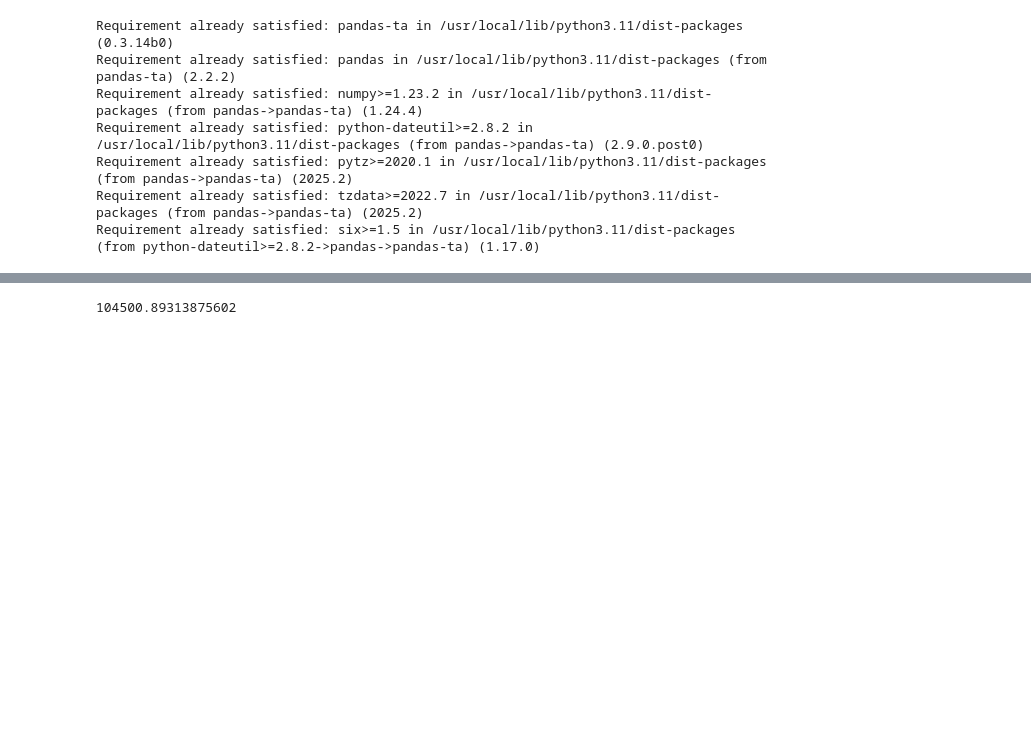
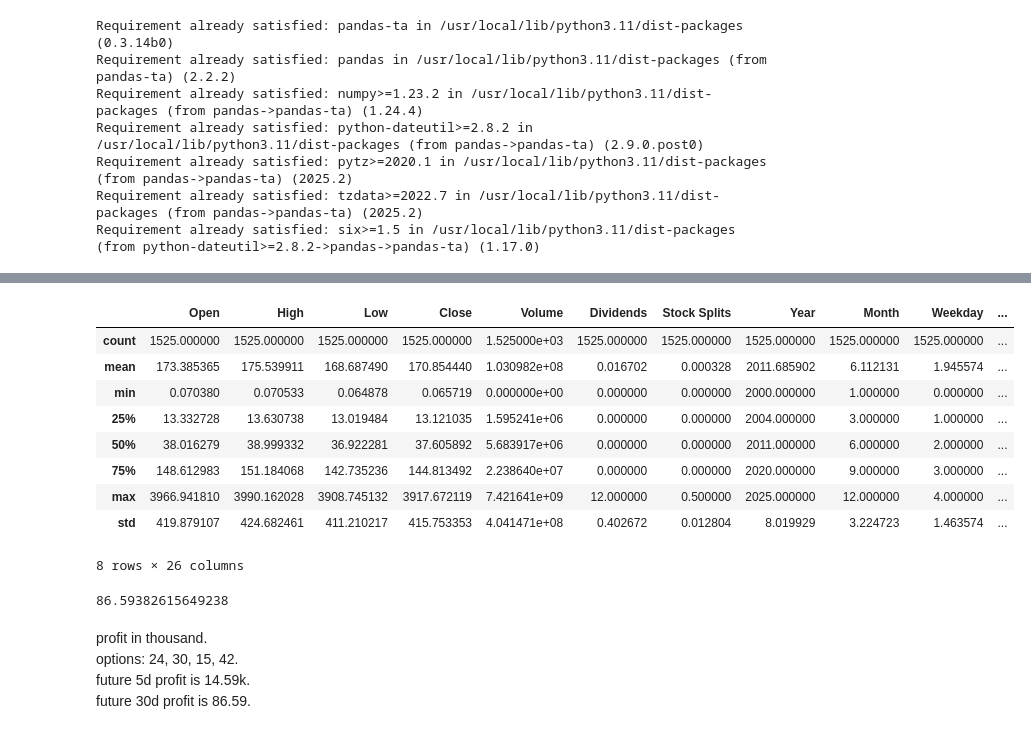
Before and after one commit to Dkaattae/stock_markets_analysis, a Jupyter notebook: week2/stock_market_analysis_hw2.ipynb, the cells around one changed output, grey strips where cells are left out. Drawn from its saved outputs; the diff is of its cells as text; code cells hidden in the pictures; blank space fills up the shorter version.

```diff
--- a/week2/stock_market_analysis_hw2.ipynb
+++ b/week2/stock_market_analysis_hw2.ipynb
@@ -453,3 +475,7 @@ stocks4_df['Date'] = pd.to_datetime(stocks4_df['Date'])
+# %%
+stocks4_df['Volume'] = stocks4_df['Volume']*1.0
+for f in ['Open','High','Low','Close', 'Volume', 'Close']:
+  stocks4_df.loc[:,f] = stocks4_df.loc[:,f].astype('float64')
 # %%
 !pip install numpy==1.24.4
 # %% [output]
@@ -479,9 +505,21 @@ import pandas_ta as ta
 #   STOCHRSI, TRIX, ULTOSC, WILLR
 momentum_technical_indicators = [
     {"kind": "rsi", "length": 14},
-    {"kind": "macd"},
     {"kind": "mom", "length": 14},
 ]
-stocks4_df['rsi'] = ta.rsi(stocks4_df['Close'], length=14)
-# stocks4_df['macd'] = ta.macd(stocks4_df['Close'])
-stocks4_df['mom'] = ta.mom(stocks4_df['Close'], length=14)
+merged_df_with_tech_ind = pd.DataFrame({'A' : []})
+current_ticker_data = None
+i=0
+for ticker in ALL_TICKERS:
+  i+=1
+  print(f'{i}/{len(ALL_TICKERS)} Current ticker is {ticker}')
+  current_ticker_data = stocks4_df[stocks4_df.Ticker.isin([ticker])].copy()
+  # current_ticker_data['Date']= pd.to_datetime(current_ticker_data['Date'], utc=True)
+
+  current_ticker_data['rsi'] = ta.momentum.rsi(current_ticker_data['Close'], length=14)
+  current_ticker_data['mom'] = ta.momentum.mom(current_ticker_data['Close'], length=14)
+
+  if merged_df_with_tech_ind.empty:
+    merged_df_with_tech_ind = current_ticker_data
+  else:
+    merged_df_with_tech_ind = pd.concat([merged_df_with_tech_ind,current_ticker_data], ignore_index = False)
@@ -488,14 +566,32 @@ stocks4_df['mom'] = ta.mom(stocks4_df['Close'], length=14)
 # %%
 rsi_threshold = 25
-selected_df = stocks4_df[
-    (stocks4_df['rsi'] < rsi_threshold) &
-    (stocks4_df['Date'] >= '2000-01-01') &
-    (stocks4_df['Date'] <= '2025-06-01')
+selected_df = merged_df_with_tech_ind[
+    (merged_df_with_tech_ind['rsi'] < rsi_threshold) &
+    (merged_df_with_tech_ind['Date'] >= '2000-01-01') &
+    (merged_df_with_tech_ind['Date'] <= '2025-06-01')
 ]
+# %%
+selected_df.describe()
+# %% [output]
+|  | Open | High | Low | Close | Volume | Dividends | Stock Splits | Year | Month | Weekday | ... |
+| count | 1525.000000 | 1525.000000 | 1525.000000 | 1525.000000 | 1.525000e+03 | 1525.000000 | 1525.000000 | 1525.000000 | 1525.000000 | 1525.000000 | ... |
+| mean | 173.385365 | 175.539911 | 168.687490 | 170.854440 | 1.030982e+08 | 0.016702 | 0.000328 | 2011.685902 | 6.112131 | 1.945574 | ... |
+| min | 0.070380 | 0.070533 | 0.064878 | 0.065719 | 0.000000e+00 | 0.000000 | 0.000000 | 2000.000000 | 1.000000 | 0.000000 | ... |
+| 25% | 13.332728 | 13.630738 | 13.019484 | 13.121035 | 1.595241e+06 | 0.000000 | 0.000000 | 2004.000000 | 3.000000 | 1.000000 | ... |
+| 50% | 38.016279 | 38.999332 | 36.922281 | 37.605892 | 5.683917e+06 | 0.000000 | 0.000000 | 2011.000000 | 6.000000 | 2.000000 | ... |
+| 75% | 148.612983 | 151.184068 | 142.735236 | 144.813492 | 2.238640e+07 | 0.000000 | 0.000000 | 2020.000000 | 9.000000 | 3.000000 | ... |
+| max | 3966.941810 | 3990.162028 | 3908.745132 | 3917.672119 | 7.421641e+09 | 12.000000 | 0.500000 | 2025.000000 | 12.000000 | 4.000000 | ... |
+| std | 419.879107 | 424.682461 | 411.210217 | 415.753353 | 4.041471e+08 | 0.402672 | 0.012804 | 8.019929 | 3.224723 | 1.463574 | ... |
+8 rows × 26 columns
 # %%
 investing_amount = 1000
 net_income = investing_amount * (selected_df['growth_future_30d'] - 1).sum()
 # %%
-net_income
+net_income / 1000
 # %% [output]
-104500.89313875602
+86.59382615649238
+# %% [markdown]
+profit in thousand.
+options: 24, 30, 15, 42.
+future 5d profit is 14.59k.
+future 30d profit is 86.59.
```
Also changed, not shown: parts of 5 cells of this notebook.
